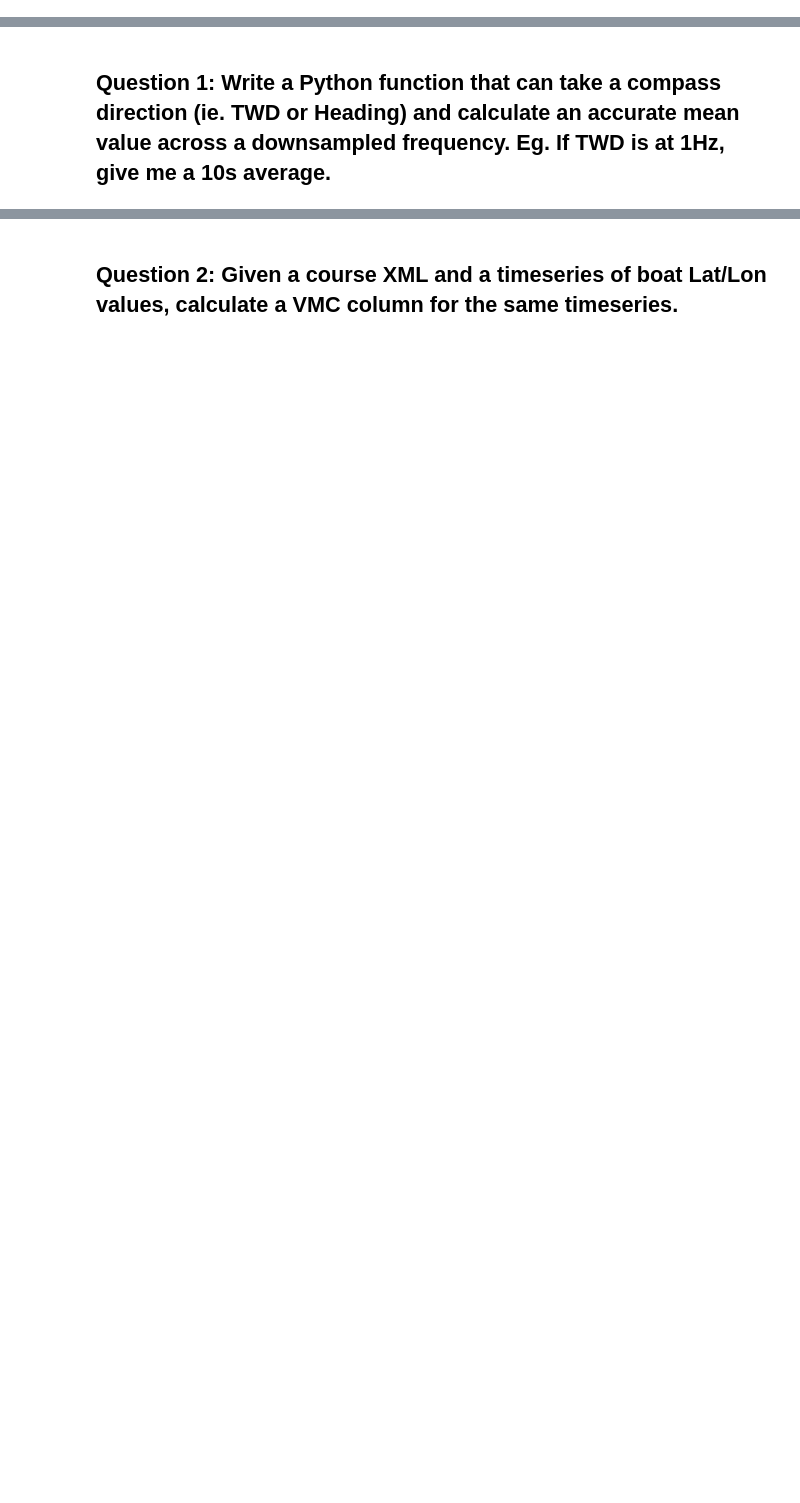
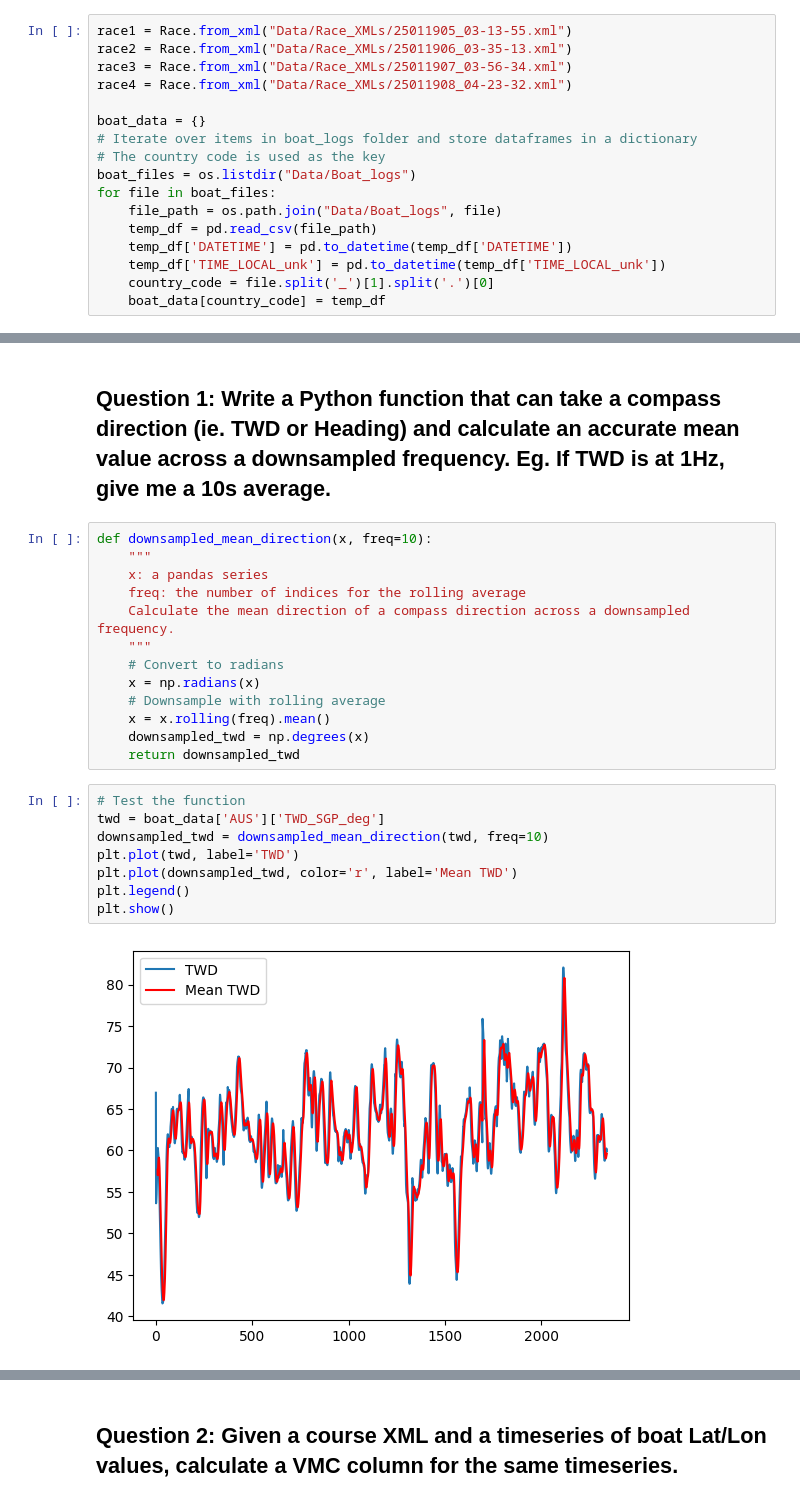
Before and after one commit to nicolai-jacobsen/SGP_Data_Challenge, a Jupyter notebook: main.ipynb, the cells around one changed output, grey strips where cells are left out. Drawn from its saved outputs; the diff is of its cells as text; blank space fills up the shorter version.

```diff
--- a/main.ipynb
+++ b/main.ipynb
@@ -36,0 +121,17 @@ Free section to initialize the notebook with the necessary imports and functions
+# %%
+race1 = Race.from_xml("Data/Race_XMLs/25011905_03-13-55.xml")
+race2 = Race.from_xml("Data/Race_XMLs/25011906_03-35-13.xml")
+race3 = Race.from_xml("Data/Race_XMLs/25011907_03-56-34.xml")
+race4 = Race.from_xml("Data/Race_XMLs/25011908_04-23-32.xml")
+
+boat_data = {}
+# Iterate over items in boat_logs folder and store dataframes in a dictionary
+# The country code is used as the key
+boat_files = os.listdir("Data/Boat_logs")
+for file in boat_files:
+    file_path = os.path.join("Data/Boat_logs", file)
+    temp_df = pd.read_csv(file_path)
+    temp_df['DATETIME'] = pd.to_datetime(temp_df['DATETIME'])
+    temp_df['TIME_LOCAL_unk'] = pd.to_datetime(temp_df['TIME_LOCAL_unk'])
+    country_code = file.split('_')[1].split('.')[0]
+    boat_data[country_code] = temp_df
@@ -37,2 +146,25 @@ Free section to initialize the notebook with the necessary imports and functions
 # %% [markdown]
 ## Question 1: Write a Python function that can take a compass direction (ie. TWD or Heading) and calculate an accurate mean value across a downsampled frequency. Eg. If TWD is at 1Hz, give me a 10s average.
+# %%
+def downsampled_mean_direction(x, freq=10):
+    """
+    x: a pandas series
+    freq: the number of indices for the rolling average
+    Calculate the mean direction of a compass direction across a downsampled frequency.
+    """
+    # Convert to radians
+    x = np.radians(x)
+    # Downsample with rolling average
+    x = x.rolling(freq).mean()
+    downsampled_twd = np.degrees(x)
+    return downsampled_twd
+# %%
+# Test the function
+twd = boat_data['AUS']['TWD_SGP_deg']
+downsampled_twd = downsampled_mean_direction(twd, freq=10)
+plt.plot(twd, label='TWD')
+plt.plot(downsampled_twd, color='r', label='Mean TWD')
+plt.legend()
+plt.show()
+# %% [output]
+[figure, added]
```
Also changed, not shown: parts of 26 cells of this notebook, 2 other files.
